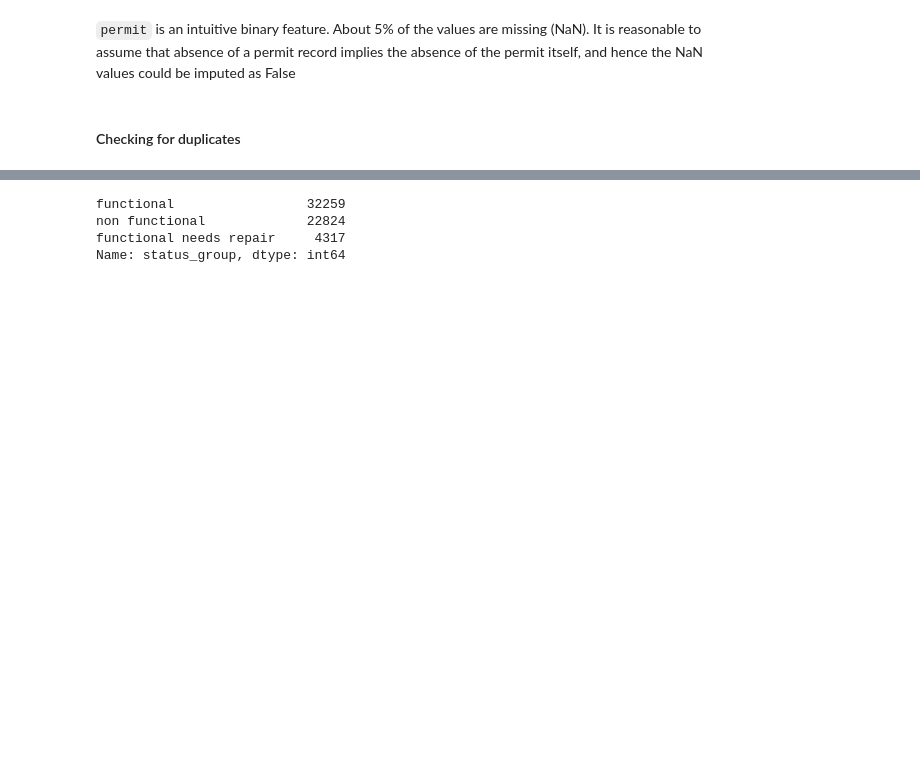
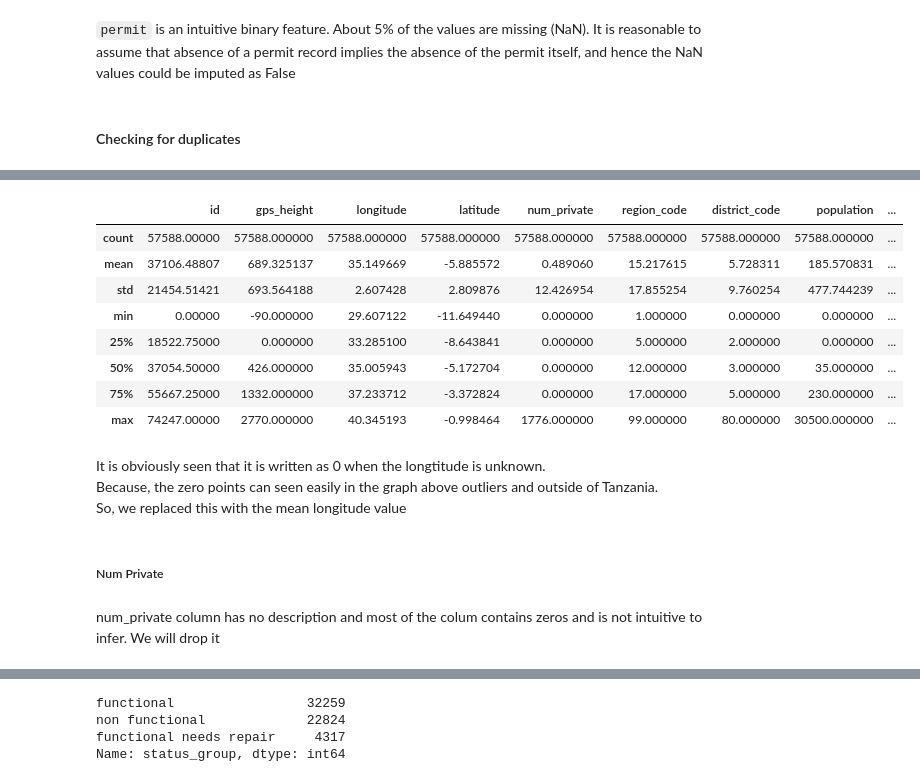
Before and after one commit to KImondorose/phase_3_project-Pump-it-Up-Data-Mining-the-Water-Table, a Jupyter notebook: notebook.ipynb, the cells around one changed output, grey strips where cells are left out. Cells and saved outputs as stored; diff of their text form; code cells hidden in the pictures; blank space fills up the shorter version.

```diff
--- a/notebook.ipynb
+++ b/notebook.ipynb
@@ -616,0 +753,16 @@ None of the numeric columns have missing data and all of them seem to be continu
+# %%
+training_data.loc[training_data['longitude']!=0].describe() # to find the non-zero values mean
+# %% [output]
+|  | id | gps_height | longitude | latitude | num_private | region_code | district_code | population | ... |
+| count | 57588.00000 | 57588.000000 | 57588.000000 | 57588.000000 | 57588.000000 | 57588.000000 | 57588.000000 | 57588.000000 | ... |
+| mean | 37106.48807 | 689.325137 | 35.149669 | -5.885572 | 0.489060 | 15.217615 | 5.728311 | 185.570831 | ... |
+| std | 21454.51421 | 693.564188 | 2.607428 | 2.809876 | 12.426954 | 17.855254 | 9.760254 | 477.744239 | ... |
+| min | 0.00000 | -90.000000 | 29.607122 | -11.649440 | 0.000000 | 1.000000 | 0.000000 | 0.000000 | ... |
+| 25% | 18522.75000 | 0.000000 | 33.285100 | -8.643841 | 0.000000 | 5.000000 | 2.000000 | 0.000000 | ... |
+| 50% | 37054.50000 | 426.000000 | 35.005943 | -5.172704 | 0.000000 | 12.000000 | 3.000000 | 35.000000 | ... |
+| 75% | 55667.25000 | 1332.000000 | 37.233712 | -3.372824 | 0.000000 | 17.000000 | 5.000000 | 230.000000 | ... |
+| max | 74247.00000 | 2770.000000 | 40.345193 | -0.998464 | 1776.000000 | 99.000000 | 80.000000 | 30500.000000 | ... |
+# %% [markdown]
+It is obviously seen that it is written as 0 when the longtitude is unknown.
+Because, the zero points can seen easily in the graph above outliers and outside of Tanzania.
+So, we replaced this with the mean longitude value
@@ -616,0 +771,4 @@ None of the numeric columns have missing data and all of them seem to be continu
+# %% [markdown]
+##### Num Private
+# %% [markdown]
+num_private column has no description and most of the colum contains zeros and is not intuitive to infer. We will drop it
```
Also changed, not shown: parts of 68 cells of this notebook.
